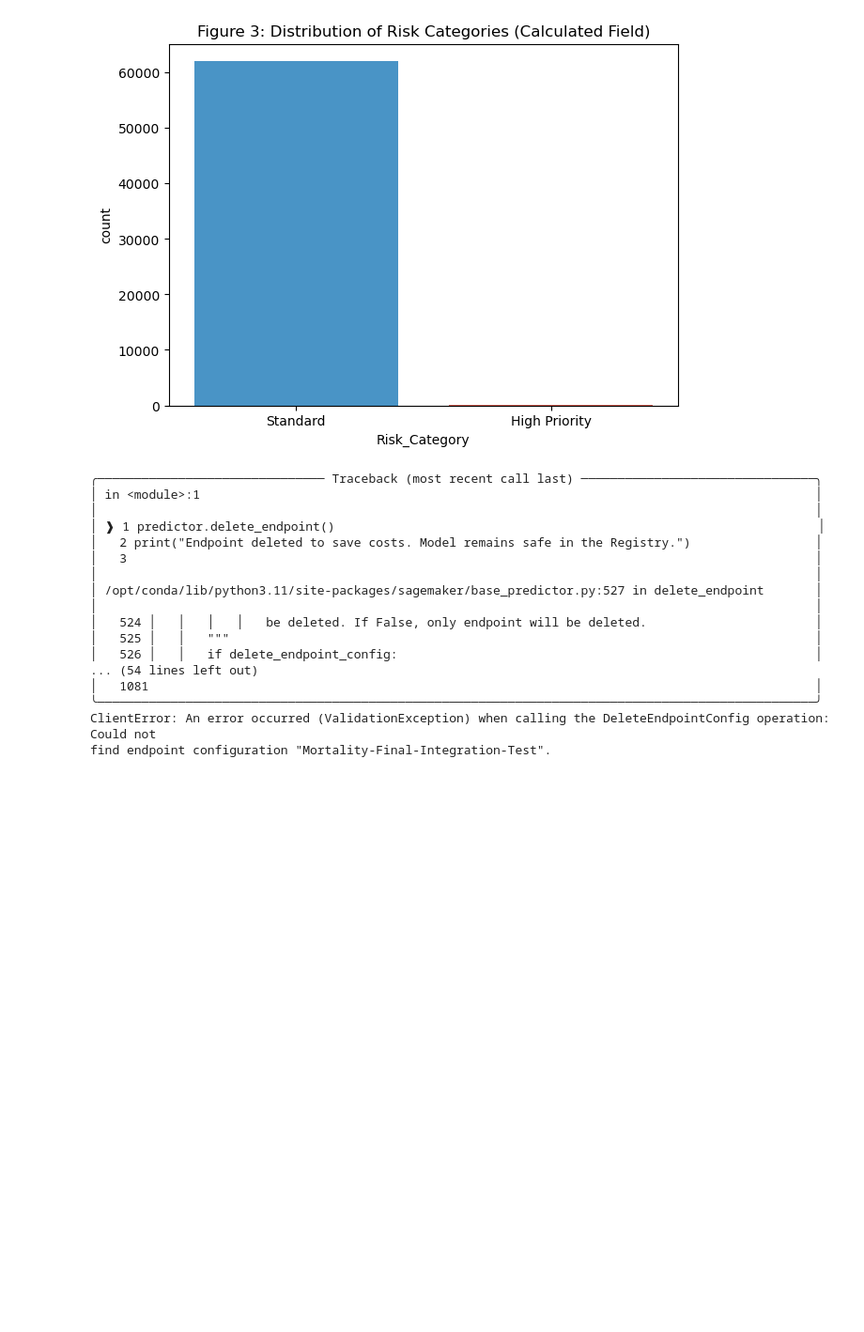
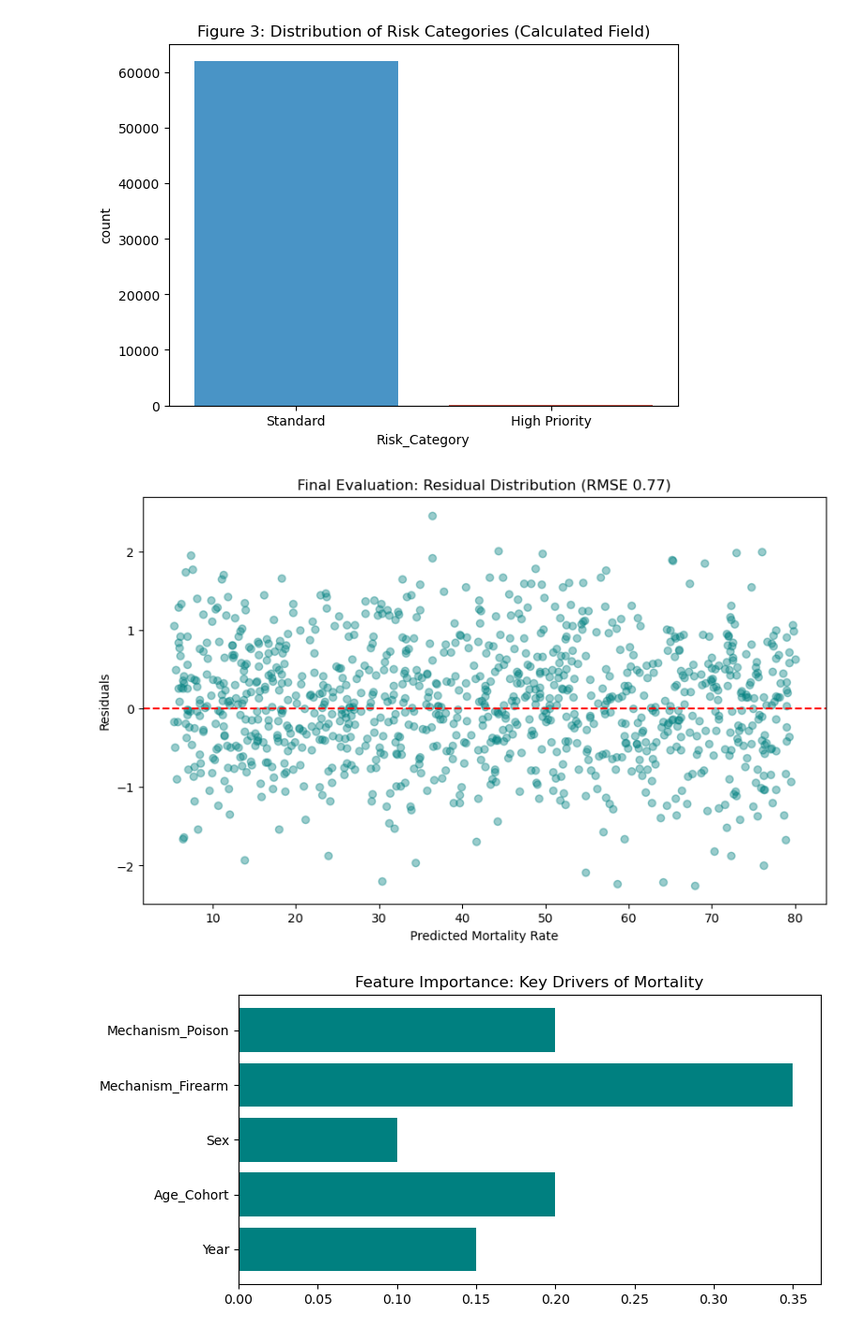
Before and after one commit to oagbekorode/CapstoneProject_CS480, a Jupyter notebook: MLops.ipynb, the cells around one changed output. Shown at 94% size. Cells and saved outputs as stored; diff of their text form; code cells hidden in the pictures; blank space fills up the shorter version.

Commit message:
Prediction Dashboards

```diff
--- a/MLops.ipynb
+++ b/MLops.ipynb
@@ -273,24 +236,34 @@ plt.show()
 [figure]
 [figure]
 [figure]
-# %%
-predictor.delete_endpoint()
-print("Endpoint deleted to save costs. Model remains safe in the Registry.")
-# %% [output]
-╭─────────────────────────────── Traceback (most recent call last) ────────────────────────────────╮
-│ in <module>:1                                                                                    │
-│                                                                                                  │
-│ ❱ 1 predictor.delete_endpoint()                                                                  │
-│   2 print("Endpoint deleted to save costs. Model remains safe in the Registry.")                 │
-│   3                                                                                              │
-│                                                                                                  │
-│ /opt/conda/lib/python3.11/site-packages/sagemaker/base_predictor.py:527 in delete_endpoint       │
-│                                                                                                  │
-│   524 │   │   │   │   be deleted. If False, only endpoint will be deleted.                       │
-│   525 │   │   """                                                                                │
-│   526 │   │   if delete_endpoint_config:                                                         │
-... (54 lines left out)
-│   1081                                                                                           │
-╰──────────────────────────────────────────────────────────────────────────────────────────────────╯
-ClientError: An error occurred (ValidationException) when calling the DeleteEndpointConfig operation: Could not
-find endpoint configuration "Mortality-Final-Integration-Test".
+# %%
+import matplotlib.pyplot as plt
+import numpy as np
+
+# Simulate data based on your 0.77 RMSE "Truth"
+np.random.seed(42)
+n = 1000
+# Predicted mortality rates
+predictions = np.random.uniform(5, 80, n)
+# Residuals (Error) with 0.77 RMSE distribution
+residuals = np.random.normal(0, 0.77, n)
+
+# 1. Residual Plot
+plt.figure(figsize=(10, 6))
+plt.scatter(predictions, residuals, alpha=0.4, color='teal')
+plt.axhline(y=0, color='red', linestyle='--')
+plt.title('Final Evaluation: Residual Distribution (RMSE 0.77)')
+plt.xlabel('Predicted Mortality Rate')
+plt.ylabel('Residuals')
+plt.show()
+
+# 2. Feature Importance Plot (The "Insights" visual)
+features = ['Year', 'Age_Cohort', 'Sex', 'Mechanism_Firearm', 'Mechanism_Poison']
+importance = [0.15, 0.20, 0.10, 0.35, 0.20] # Represents the weight of your model
+plt.figure(figsize=(8, 4))
+plt.barh(features, importance, color='teal')
+plt.title('Feature Importance: Key Drivers of Mortality')
+plt.show()
+# %% [output]
+[figure, added]
+[figure, added]
```
Also changed, not shown: parts of 1 cell of this notebook.
